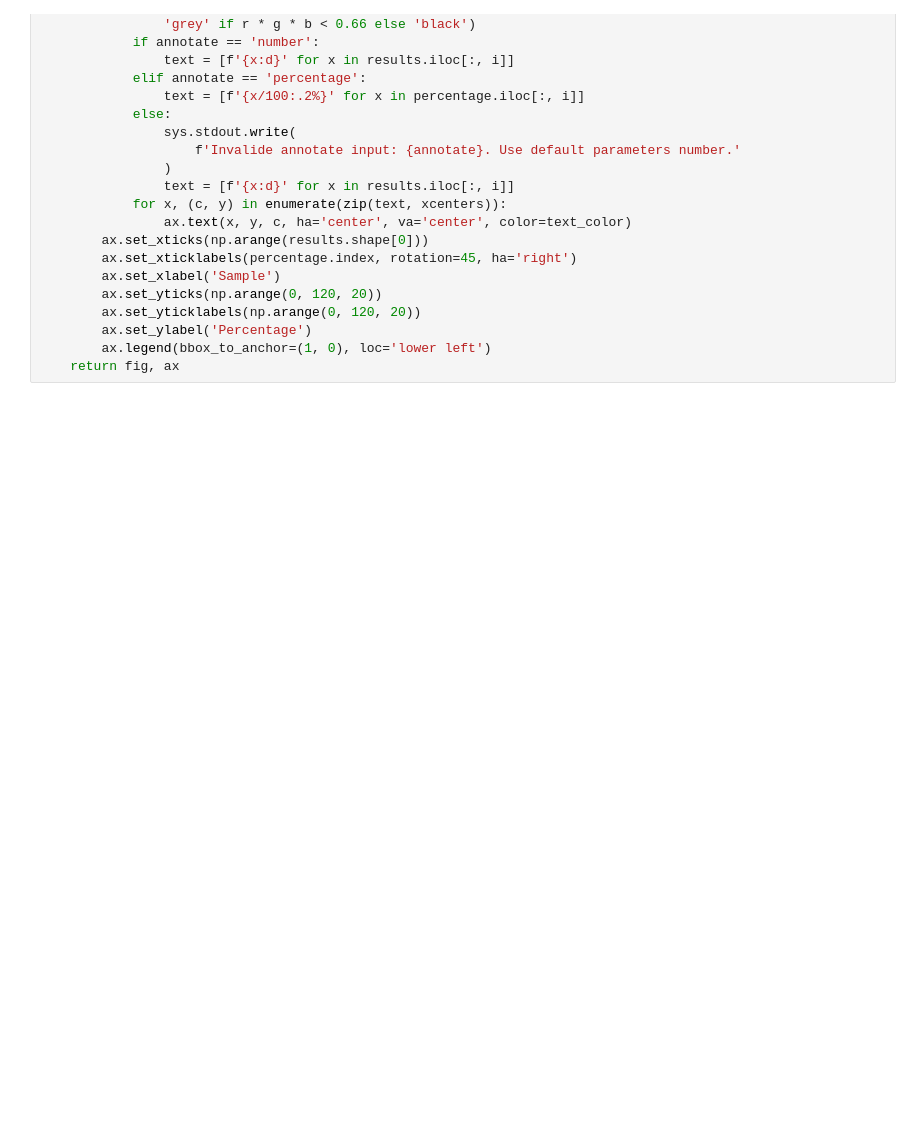
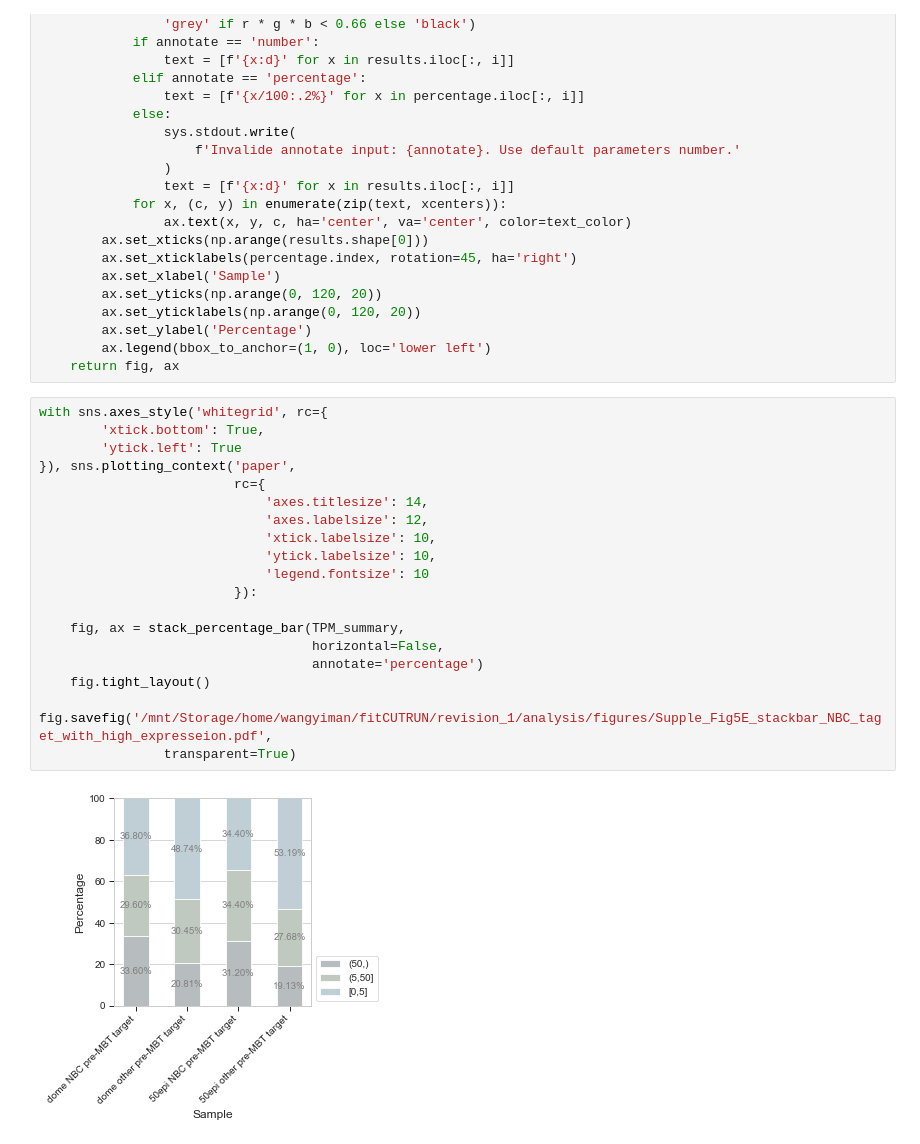
Before and after one commit to Reemann/Bioinformatics_analysis, a Jupyter notebook: statistic_plots/stackBarplot.ipynb, the cells around one changed output. Drawn from its saved outputs; the diff is of its cells as text; blank space fills up the shorter version.

```diff
--- a/statistic_plots/stackBarplot.ipynb
+++ b/statistic_plots/stackBarplot.ipynb
@@ -107,3 +107,24 @@ def stack_percentage_bar(results, horizontal=False, annotate='number'):
         ax.set_ylabel('Percentage')
         ax.legend(bbox_to_anchor=(1, 0), loc='lower left')
     return fig, ax
+# %%
+with sns.axes_style('whitegrid', rc={
+        'xtick.bottom': True,
+        'ytick.left': True
+}), sns.plotting_context('paper',
+                         rc={
+                             'axes.titlesize': 14,
+                             'axes.labelsize': 12,
+                             'xtick.labelsize': 10,
+                             'ytick.labelsize': 10,
+                             'legend.fontsize': 10
+                         }):
+
+    fig, ax = stack_percentage_bar(TPM_summary,
+                                   horizontal=False,
+                                   annotate='percentage')
+    fig.tight_layout()
+    fig.savefig('/mnt/Storage/home/wangyiman/fitCUTRUN/revision_1/analysis/figures/Supple_Fig5E_stackbar_NBC_taget_with_high_expresseion.pdf',
+                transparent=True)
+# %% [output]
+[figure, added]
```
